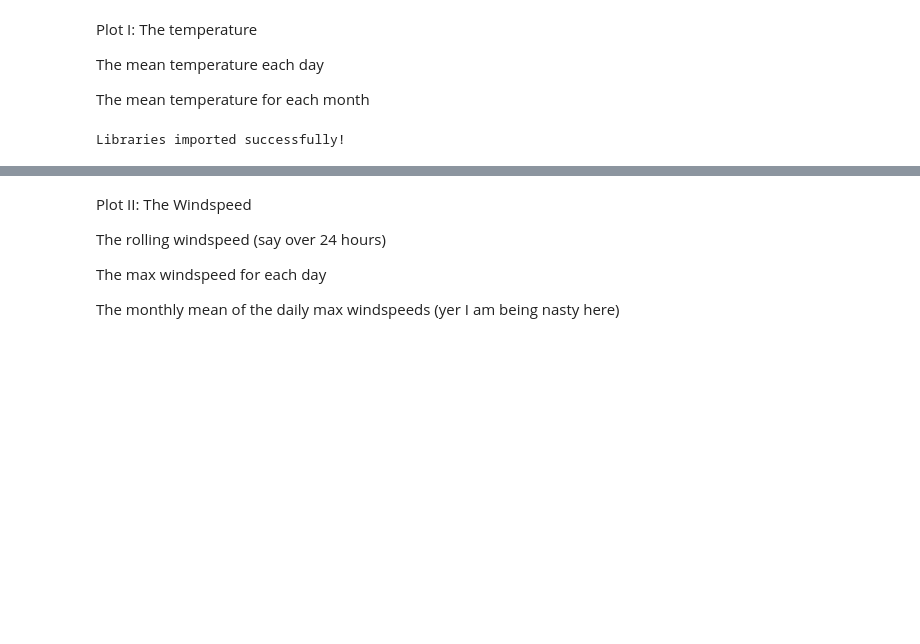
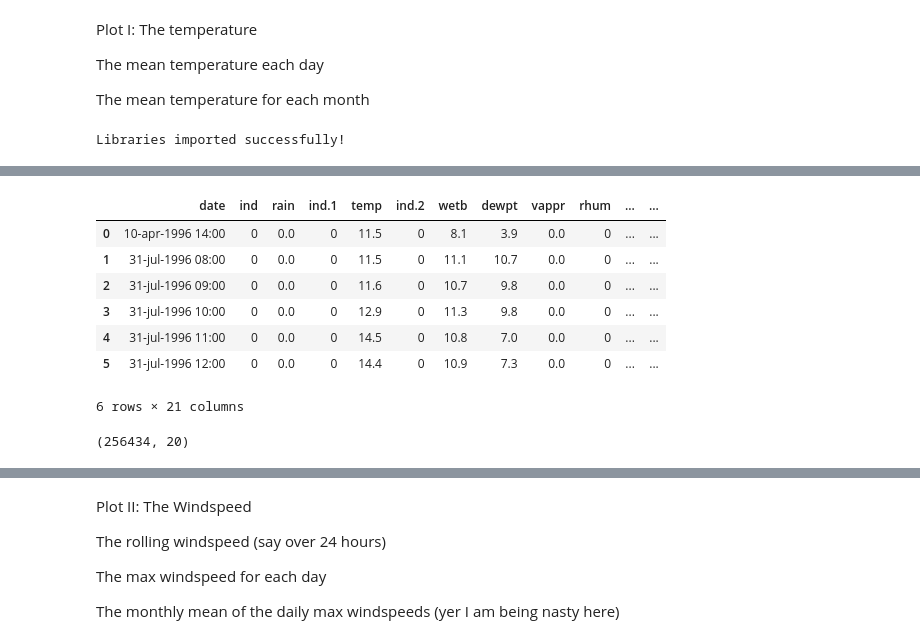
Before and after one commit to marianemcgrath/pfda, a Jupyter notebook: assignment/assignment06_weather.ipynb, the cells around one changed output, grey strips where cells are left out. Drawn from its saved outputs; the diff is of its cells as text; code cells hidden in the pictures; blank space fills up the shorter version.

```diff
--- a/assignment/assignment06_weather.ipynb
+++ b/assignment/assignment06_weather.ipynb
@@ -179,0 +24,27 @@ Created hourly datetime index
+# %%
+# Define file path and name we will be looking at
+
+FILENAME = "knock_airport.csv"
+DATADIR = "data/"
+FULLPATH = DATADIR + FILENAME
+
+main_headers = ['DATE', 'TIME', 'TEMP', 'DEWP', 'SLP', 'STP', 'VISIB', 'WDSP', 'MXSPD', 'GUST', 'MAX', 'MIN', 'PRCP', 'SNDP', 'FRSHTT', 'NDR', 'CLDC', 'WNDDIR']
+
+# Read the CSV file into a Data Frame
+df = pd.read_csv(FULLPATH, skiprows=22,low_memory=False)
+
+display (df.head(6))
+# %% [output]
+|  | date | ind | rain | ind.1 | temp | ind.2 | wetb | dewpt | vappr | rhum | ... | ... |
+| 0 | 10-apr-1996 14:00 | 0 | 0.0 | 0 | 11.5 | 0 | 8.1 | 3.9 | 0.0 | 0 | ... | ... |
+| 1 | 31-jul-1996 08:00 | 0 | 0.0 | 0 | 11.5 | 0 | 11.1 | 10.7 | 0.0 | 0 | ... | ... |
+| 2 | 31-jul-1996 09:00 | 0 | 0.0 | 0 | 11.6 | 0 | 10.7 | 9.8 | 0.0 | 0 | ... | ... |
+| 3 | 31-jul-1996 10:00 | 0 | 0.0 | 0 | 12.9 | 0 | 11.3 | 9.8 | 0.0 | 0 | ... | ... |
+| 4 | 31-jul-1996 11:00 | 0 | 0.0 | 0 | 14.5 | 0 | 10.8 | 7.0 | 0.0 | 0 | ... | ... |
+| 5 | 31-jul-1996 12:00 | 0 | 0.0 | 0 | 14.4 | 0 | 10.9 | 7.3 | 0.0 | 0 | ... | ... |
+6 rows × 21 columns
+# %%
+# setting low_memory to false to stop guessing of column dtypes as this is memory intensive
+print(df.shape)
+# %% [output]
+(256434, 20)
```
Also changed, not shown: parts of 13 cells of this notebook, 1 other file.
